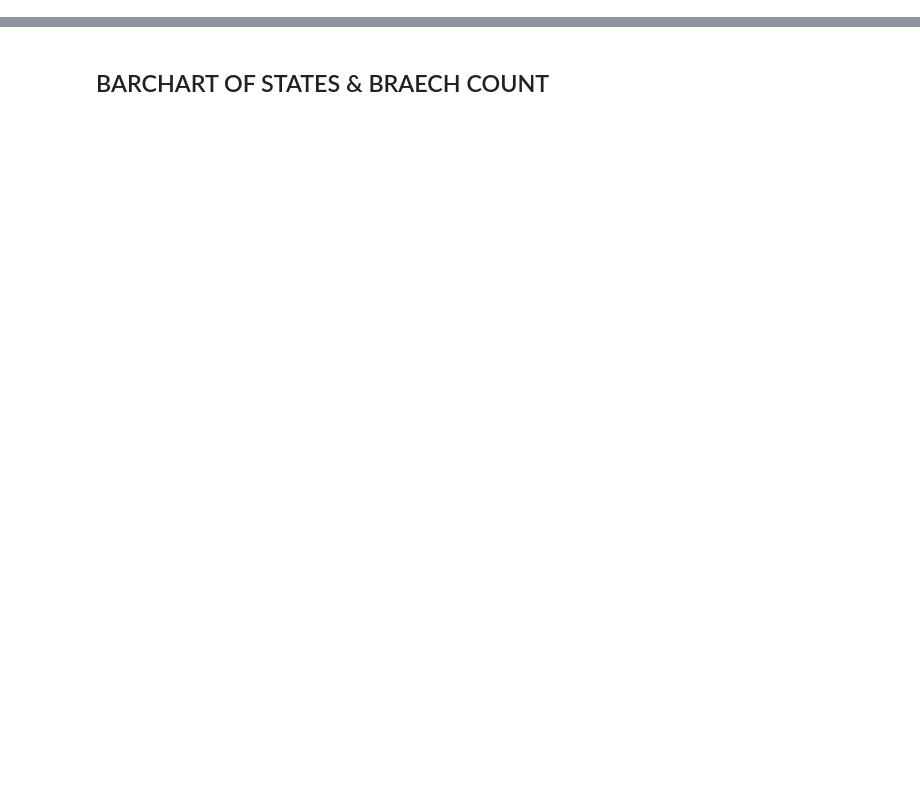
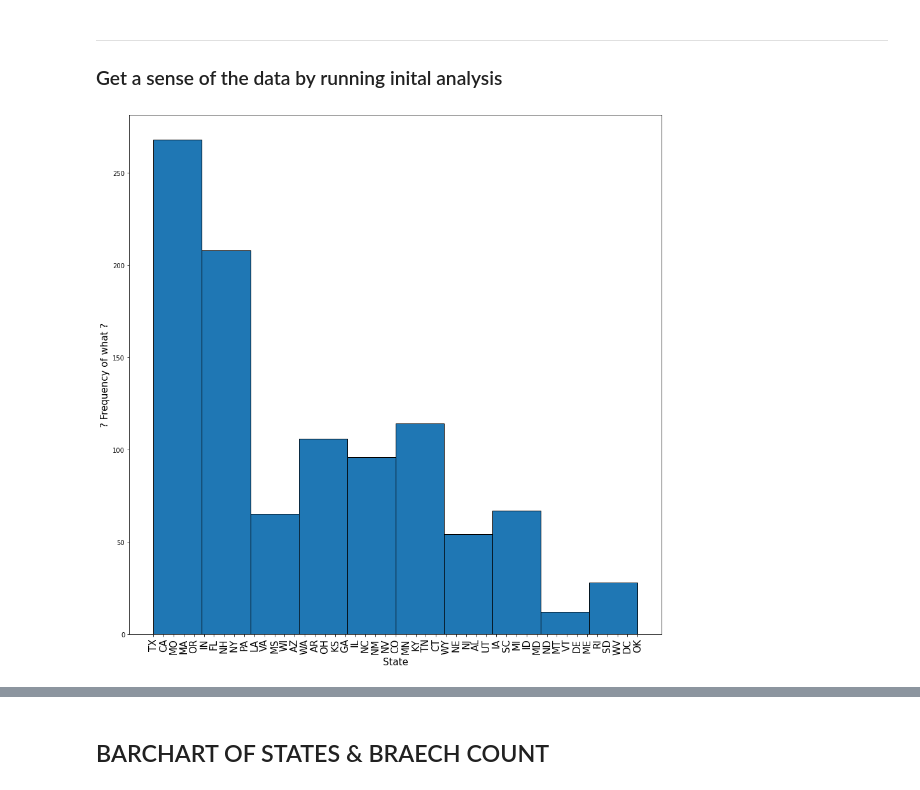
Before and after one commit to eglulu6/Project_1_Team_Platypus, a Jupyter notebook: data_slicing.ipynb, the cells around one changed output, grey strips where cells are left out. Drawn from its saved outputs; the diff is of its cells as text; code cells hidden in the pictures; blank space fills up the shorter version.

Commit message:
updating data_slicing to v3

```diff
--- a/data_slicing.ipynb
+++ b/data_slicing.ipynb
@@ -23,0 +42,15 @@ cyber_data.head()
+# %% [markdown]
+---
+### Get a sense of the data by running inital analysis
+# %%
+# look at overall data distribution
+len_brch = len(cyber_data['State'])
+plt.figure(figsize=(15,15))
+plt.hist(cyber_data['State'], bins=10, edgecolor='black')
+plt.xticks(rotation=90, size=15)
+plt.xlabel('State', size=15)
+plt.ylabel('? Frequency of what ?', size=15)
+plt.show()
+# looks very abnormal
+# %% [output]
+[figure, added]
```
Also changed, not shown: parts of 42 cells of this notebook, 1 other file.
